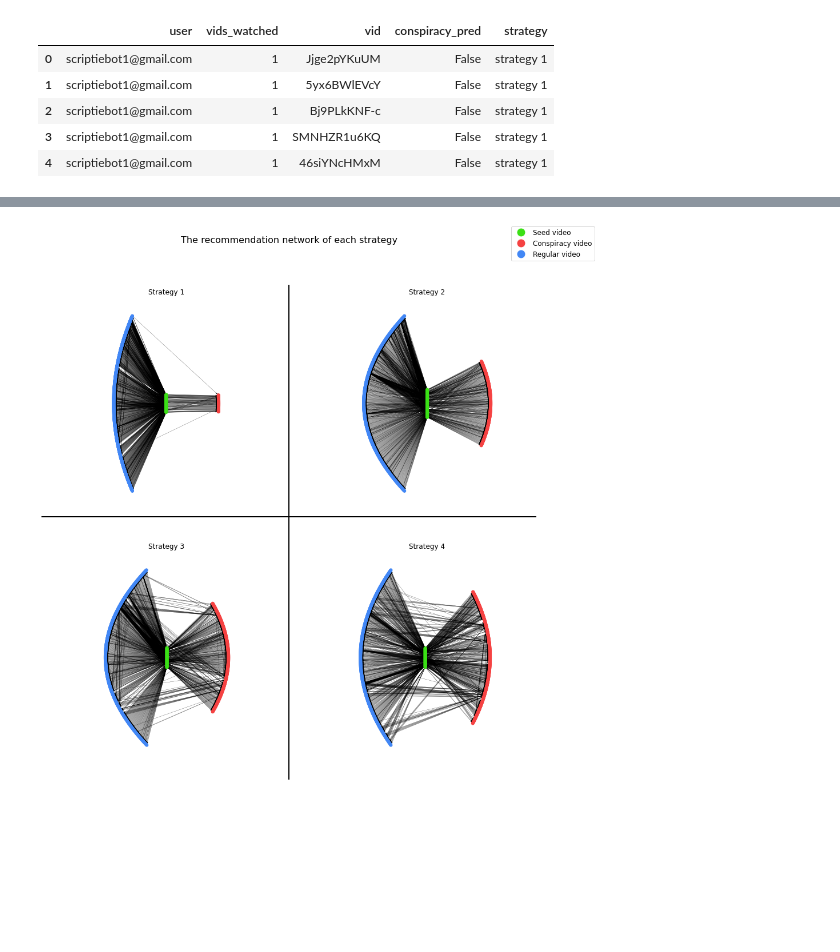
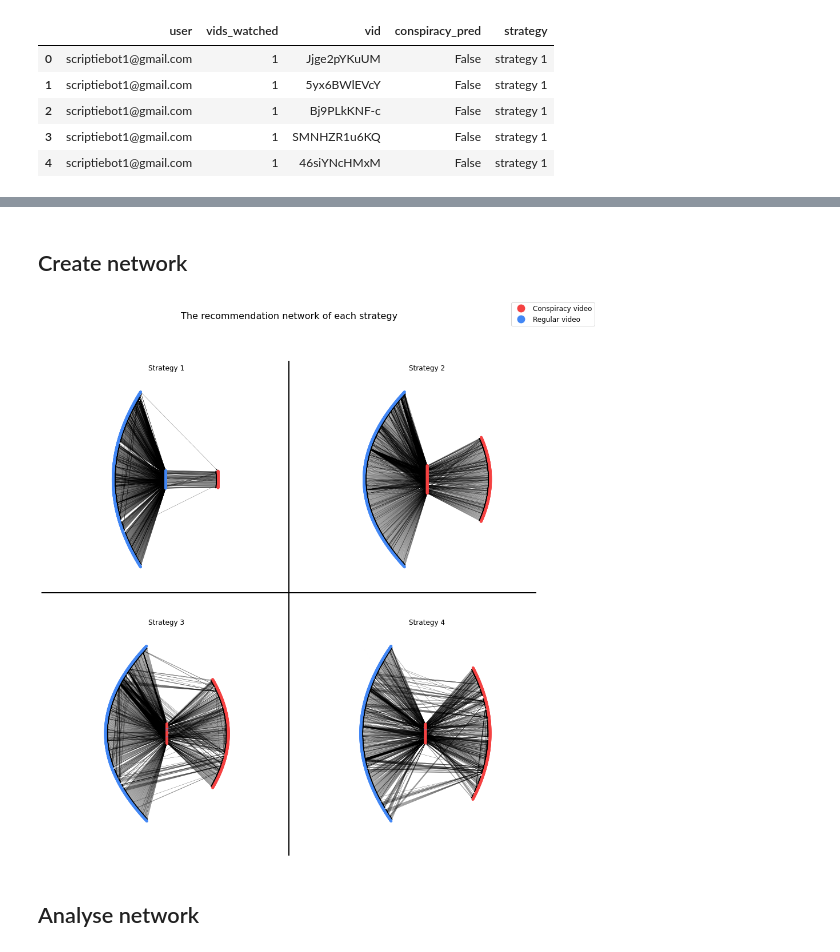
Before and after one commit to Roan-Schellingerhout/YouTube_conspiracy_paper, a Jupyter notebook: Results/Recommendation network.ipynb, the cells around one changed output, grey strips where cells are left out. Drawn from its saved outputs; the diff is of its cells as text; code cells hidden in the pictures; blank space fills up the shorter version.

```diff
--- a/Results/Recommendation network.ipynb
+++ b/Results/Recommendation network.ipynb
@@ -39,0 +77,3 @@ watched = pd.merge(watched, strats, left_on="user", right_on="user")
+# %%
+watched["conspiracy"] = conspiracy
+watched.tail()
@@ -40,3 +87,5 @@ watched = pd.merge(watched, strats, left_on="user", right_on="user")
+# %% [markdown]
+## Create network
 # %%
 graphs = {"strategy 1" : nx.DiGraph(), "strategy 2" : nx.DiGraph(),
           "strategy 3" : nx.DiGraph(), "strategy 4" : nx.DiGraph()}
@@ -44,18 +93,20 @@ graphs = {"strategy 1" : nx.DiGraph(), "strategy 2" : nx.DiGraph(),
 for strat in graphs:
     for i in watched.query("strategy == @strat").itertuples():
         # User, vid number, url
-        u, n, url = i[1:4]
-        url = url.split("?v=")[1].split("&t=")[0]
+        u, n, url, strategy, conspiracy = i[1:]
 
         # Find recommendations from current video
         p = recs.query("(user == @u) & (vids_watched == @n)")
 
         # Set seed node
-        graphs[strat].add_node(url, vid_type = 2)
+        graphs[strat].add_node(url, vid_type = 2, conspiracy = conspiracy)
 
         # Add recommendations and their types
-        graphs[strat].add_nodes_from([x[3].split("&t=")[0] for x in p.itertuples() if x[-2]], vid_type = 3)
-        graphs[strat].add_nodes_from([x[3].split("&t=")[0] for x in p.itertuples() if not x[-2]], vid_type = 1)
+        graphs[strat].add_nodes_from([x[3].split("&t=")[0] for x in p.itertuples()
+                                      if x[-2]], vid_type = 3, conspiracy = True)
+
+        graphs[strat].add_nodes_from([x[3].split("&t=")[0] for x in p.itertuples()
+                                      if not x[-2]], vid_type = 1, conspiracy = False)
 
         # Add edges
         graphs[strat].add_edges_from([(url, x[3].split("&t=")[0]) for x in p.itertuples()])
@@ -67,7 +118,10 @@ for strat in graphs:
     for n in graphs[strat]:
         vid_type = graphs[strat].nodes[n]["vid_type"]
         if vid_type == 2: # seed
-            colors[strat].append("#3be016")
+            if graphs[strat].nodes[n]["conspiracy"]: # Conspiracy seed
+                colors[strat].append("#f54242")
+            elif not graphs[strat].nodes[n]["conspiracy"]: # Regular seeed
+                colors[strat].append("#4287f5")
         elif vid_type == 1: # regular
             colors[strat].append("#4287f5")
         else: # conspiracy
@@ -81,7 +135,7 @@ def curver(graphs, strat):
     if strat != "strategy 1":
         smoothing = 0.00000005
     else:
-        smoothing = 0.0000000085
+        smoothing = 0.0000000125
 
     for k, v in nx.multipartite_layout(graphs[strat], subset_key = "vid_type").items():
         x.append(v[0])
@@ -110,38 +164,38 @@ fig, axes = plt.subplots(nrows=2, ncols=2, figsize=(15, 15))
 fig.subplots_adjust(hspace=0.2, wspace=0.2)
 
 ax = axes.flatten()
 
 # Plot the different graphs (this may take a while)
 for i, strat in enumerate(colors.keys()):
     nx.draw(graphs[strat],
             pos = curver(graphs, strat),
             node_color = colors[strat],
             ax = ax[i],
-            node_size = 25,
+            node_size = 15,
             width = 0.25,
             arrowsize = 5)
 
     ax[i].set_title(strat.capitalize())
 
 # Dividers between plots
 ax[3].plot([0.5, 0.5], [0.1, 0.9], color='black', lw=2,
          transform=plt.gcf().transFigure, clip_on=False);
 ax[3].plot([0.1, 0.9], [0.525, 0.525], color='black', lw=2,
          transform=plt.gcf().transFigure, clip_on=False);
 
 # Title and legend
 fig.suptitle('The recommendation network of each strategy', fontsize = 16);
-legend_elements = [Line2D([0], [0], marker = 'o', color = 'w', label = 'Seed video',
-                          markerfacecolor='#3be016', markersize=15),
-                   Line2D([0], [0], marker='o', color='w', label='Conspiracy video',
+legend_elements = [Line2D([0], [0], marker='o', color='w', label='Conspiracy video',
                           markerfacecolor='#f54242', markersize=15),
                    Line2D([0], [0], marker='o', color='w', label='Regular video',
                           markerfacecolor='#4287f5', markersize=15)]
 
 fig.legend(handles=legend_elements, fontsize=12);
 plt.savefig('recommendation_networks.pdf');
 # %% [output]
-[figure, old version]
+[figure, new version]
+# %% [markdown]
+## Analyse network
 # %%
 metrics = defaultdict(list)
 
```
Also changed, not shown: parts of 18 cells of this notebook, 2 other files.
